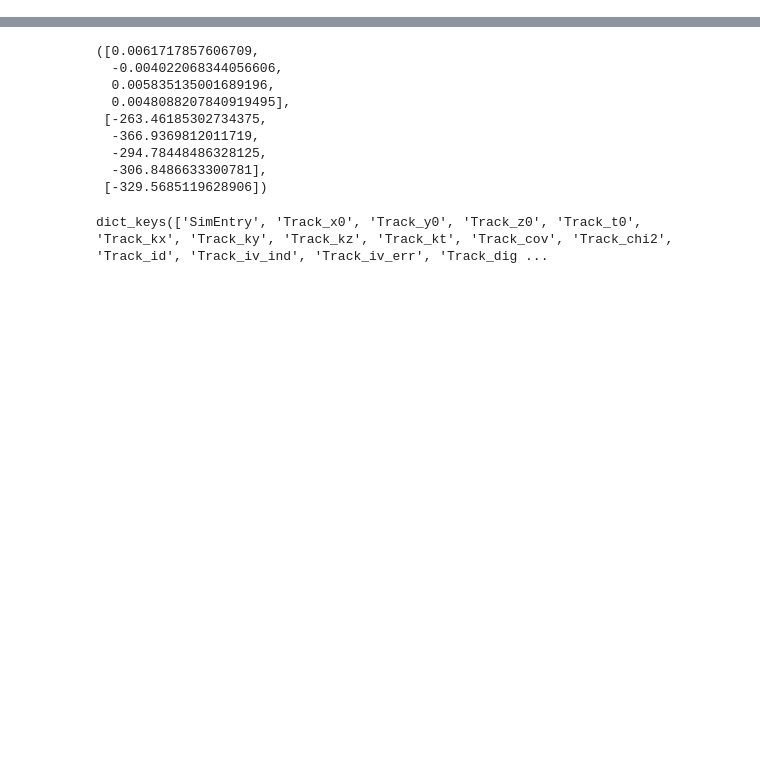
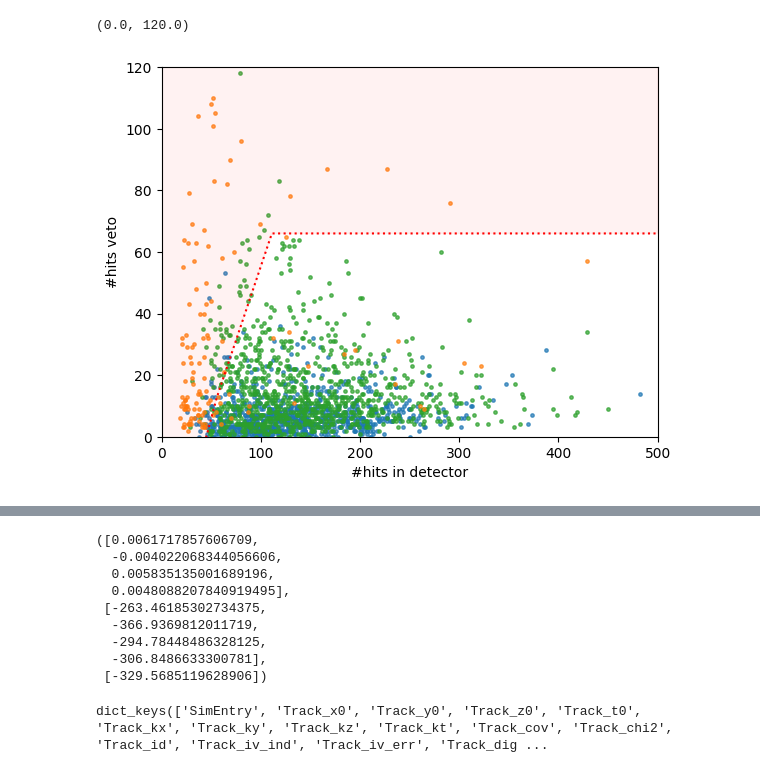
Before and after one commit to EdmondRen/mathusla-newsim, a Jupyter notebook: studies/mathusla40/cosmic_p/2.cut_dev.ipynb, the cells around one changed output, grey strips where cells are left out. Saved outputs shown, nothing was run; the diff lists cells and outputs as text; code cells hidden in the pictures; blank space fills up the shorter version.

```diff
--- a/studies/mathusla40/cosmic_p/2.cut_dev.ipynb
+++ b/studies/mathusla40/cosmic_p/2.cut_dev.ipynb
@@ -139,4 +66,0 @@ res["track_pdg_str"] = np.array([datatypes.PDG.str(i) for i in res["track_pdg"]]
-# %%
-mask = res["vertex_is_primary"]
-plt.hist(res["vertex_ntracks"][mask],bins=100,range=(0,20));
-plt.yscale("log")
@@ -144,0 +88,25 @@ plt.yscale("log")
+# %%
+f_nhits_cut = lambda x: (x-45)*1.2  * (x < 100) +  (100-45)*1.2 * (x >= 100)
+c_nhits = lambda data: res["event_ndigi_veto"] < f_nhits_cut(res["event_ndigi_active_after"])
+for i, res in enumerate([res_sig1, res_sig2, res_bkg]):
+
+    res.add_cut(lambda data: np.ones_like(data["vertex_ntracks"], dtype=bool), "True")
+    res.add_cut(lambda data: data["vertex_ntracks"]>2, "N_tracks")
+    res.add_cut(c_nhits, "N_hits vs N_veto")
+
+
+    mask = res.get_cut("N_tracks") #| res.get_cut("True")
+    x = res["event_ndigi_active_after"][mask]
+    y = res["event_ndigi_veto"][mask]
+    plt.scatter(x, y, alpha=0.7, s=6, color=colors[i])
+
+x_plot = np.linspace(0,500,10)
+plt.plot(x_plot, f_nhits_cut(x_plot), color="r", linestyle=":")
+plt.fill_between(x_plot, f_nhits_cut(x_plot), 120, color="r", alpha=0.05)
+plt.xlabel("#hits in detector")
+plt.ylabel("#hits veto")
+plt.xlim(0,500)
+plt.ylim(0,120)
+# %% [output]
+(0.0, 120.0)
+[figure, added]
```
Also changed, not shown: parts of 27 cells of this notebook, 6 other files.
